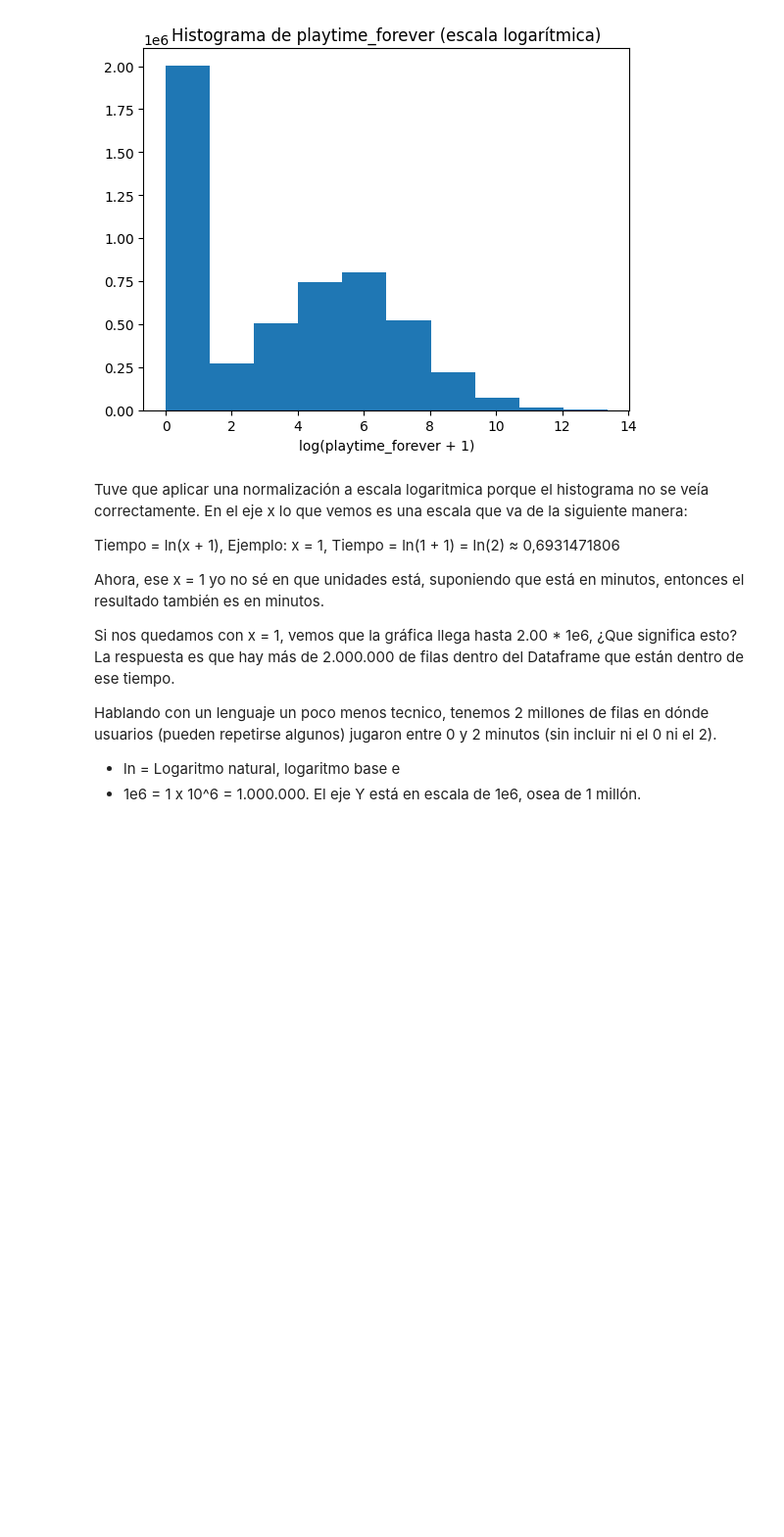
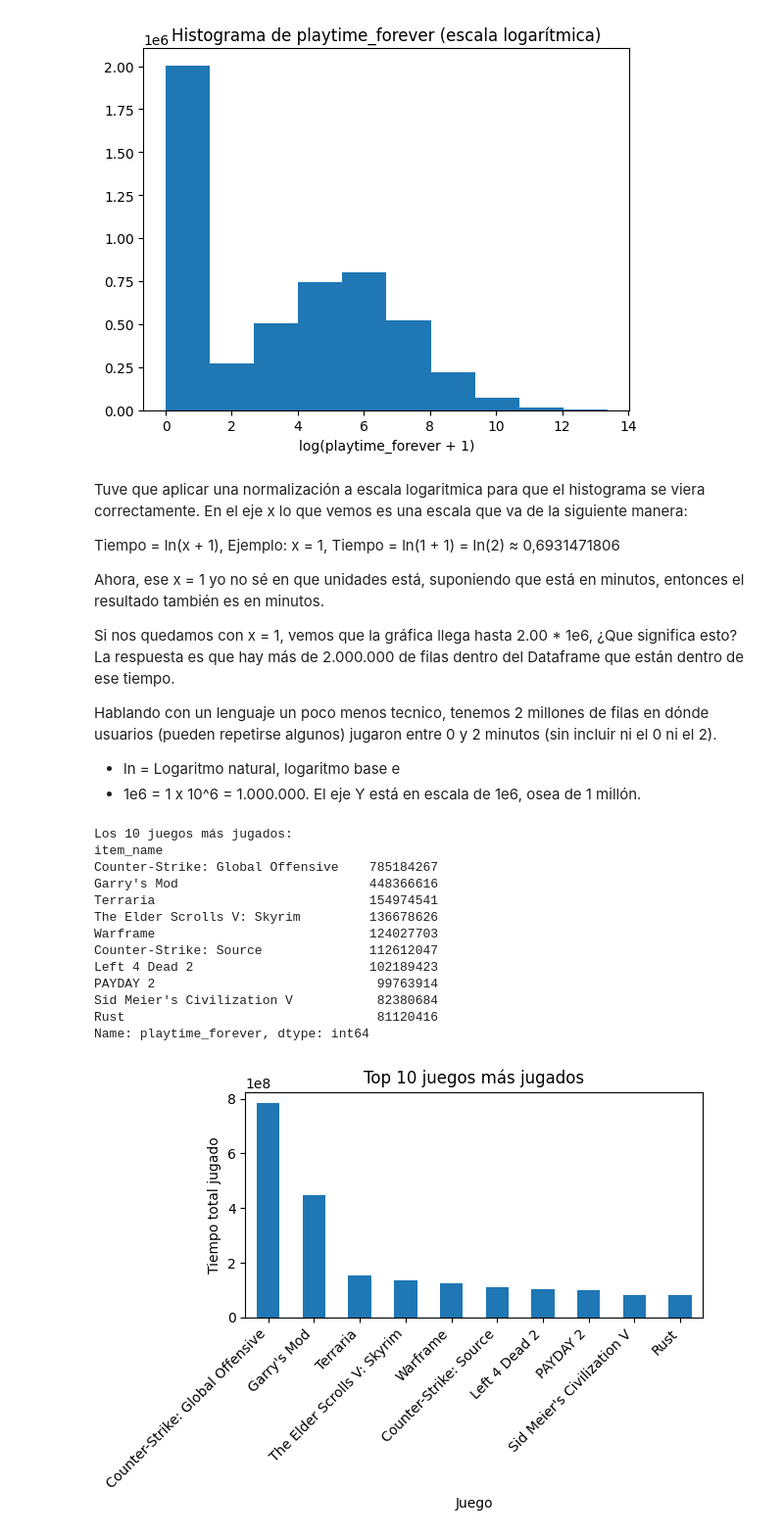
Before and after one commit to Tagliaferro22/steam-games, a Jupyter notebook: EDA/EDA_user_items.ipynb, the cells around one changed output. Shown at 98% size. Saved outputs shown, nothing was run; the diff lists cells and outputs as text; code cells hidden in the pictures; blank space fills up the shorter version.

```diff
--- a/EDA/EDA_user_items.ipynb
+++ b/EDA/EDA_user_items.ipynb
@@ -86,7 +86,7 @@ plt.show()
 # %% [output]
 [figure]
 # %% [markdown]
-Tuve que aplicar una normalización a escala logaritmica porque el histograma no se veía correctamente.
+Tuve que aplicar una normalización a escala logaritmica para que el histograma se viera correctamente.
 En el eje x lo que vemos es una escala que va de la siguiente manera:
 
 Tiempo = ln(x + 1), Ejemplo: x = 1, Tiempo = ln(1 + 1) = ln(2) ≈ 0,6931471806
@@ -100,3 +100,35 @@ Hablando con un lenguaje un poco menos tecnico, tenemos 2 millones de filas en d
 
 - ln = Logaritmo natural, logaritmo base e
 - 1e6 = 1 x 10^6 = 1.000.000. El eje Y está en escala de 1e6, osea de 1 millón.
+# %%
+# Ahora quiero visualizar cuales son los juegos más jugados, para ello...
+# Creo una variable que agrupa por item_name y suma playtime_forever
+juegos_mas_jugados = items.groupby('item_name')['playtime_forever'].sum().sort_values(ascending=False)
+
+# Veamos ahora los 10 juegos más jugados
+print("Los 10 juegos más jugados:")
+print(juegos_mas_jugados.head(10))
+
+# Visualicemos con ayuda de Matplotlib
+juegos_mas_jugados.head(10).plot(kind='bar')
+plt.title('Top 10 juegos más jugados')
+plt.xlabel('Juego')
+plt.ylabel('Tiempo total jugado')
+plt.xticks(rotation=45, ha='right')
+plt.tight_layout()
+plt.show()
+# %% [output]
+Los 10 juegos más jugados:
+item_name
+Counter-Strike: Global Offensive    785184267
+Garry's Mod                         448366616
+Terraria                            154974541
+The Elder Scrolls V: Skyrim         136678626
+Warframe                            124027703
+Counter-Strike: Source              112612047
+Left 4 Dead 2                       102189423
+PAYDAY 2                             99763914
+Sid Meier's Civilization V           82380684
+Rust                                 81120416
+Name: playtime_forever, dtype: int64
+[figure, added]
```
Also changed, not shown: parts of 16 cells of this notebook.
